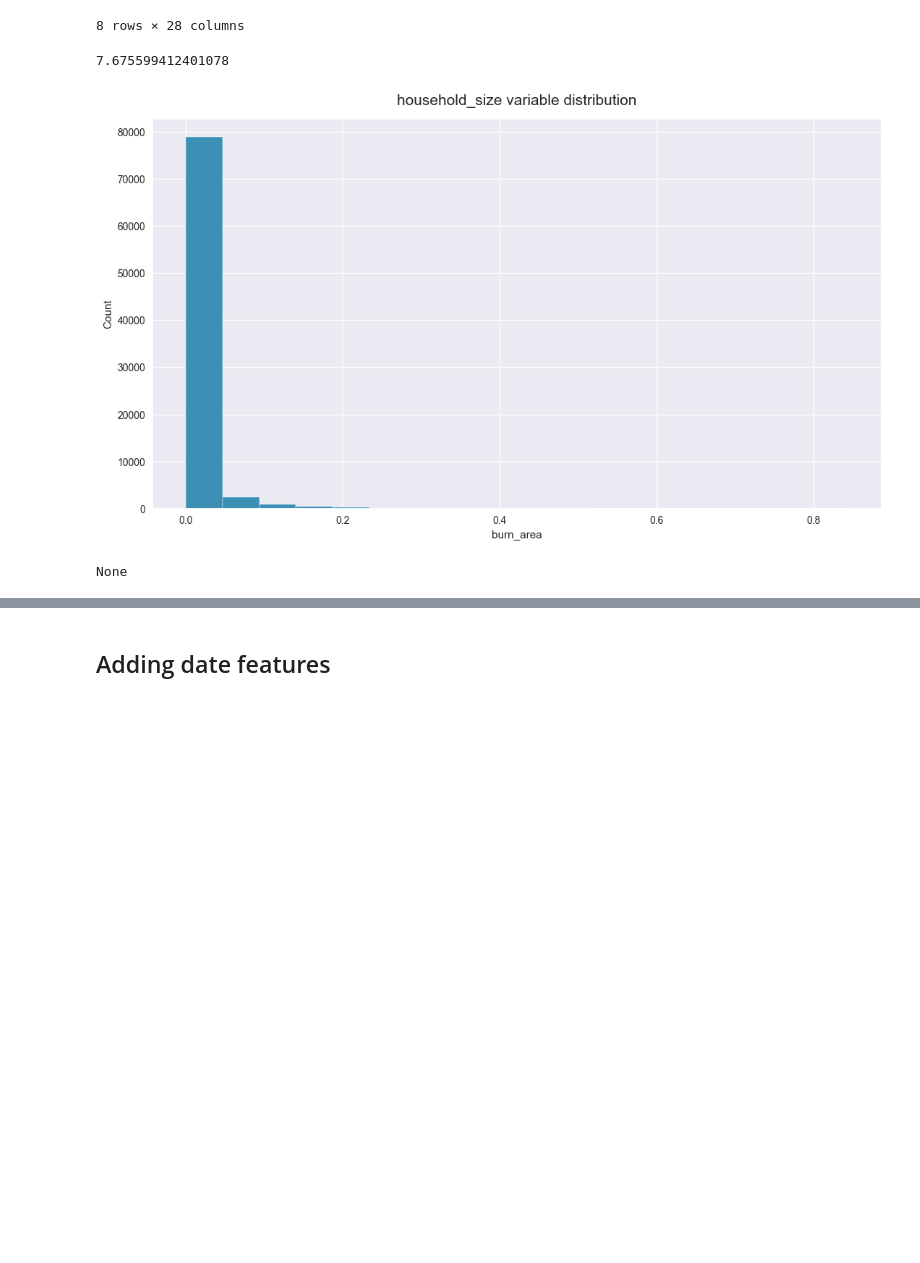
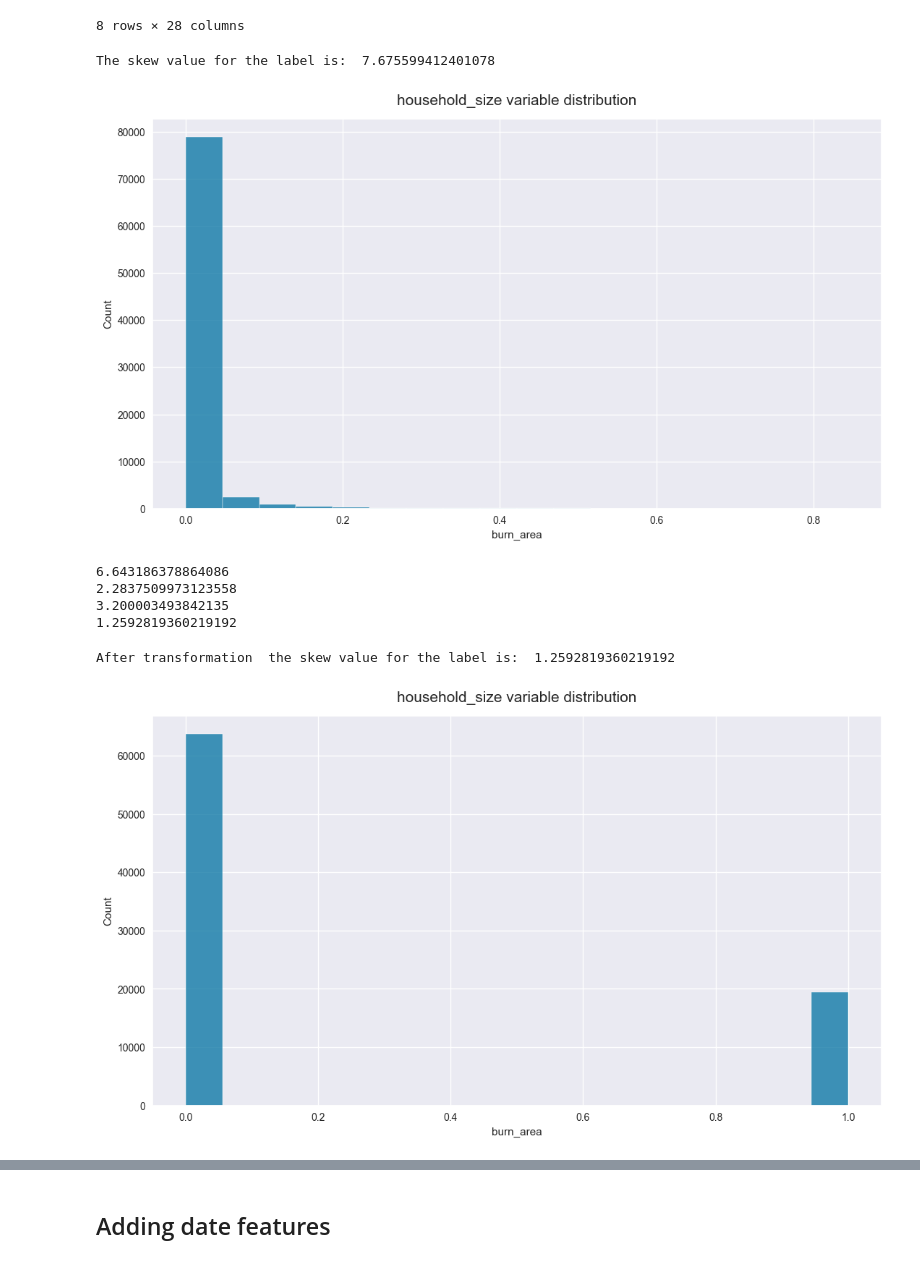
Before and after one commit to BrianMsane/fire-prediction, a Jupyter notebook: model/Fighting_Fire_with_Data_Starter_Notebook.ipynb, the cells around one changed output, grey strips where cells are left out. Drawn from its saved outputs; the diff is of its cells as text; code cells hidden in the pictures; blank space fills up the shorter version.

```diff
--- a/model/Fighting_Fire_with_Data_Starter_Notebook.ipynb
+++ b/model/Fighting_Fire_with_Data_Starter_Notebook.ipynb
@@ -72,17 +73,42 @@ train.describe()
 # // The target is highly skewed
     # // we need to transform it
 
-print(train.burn_area.skew())
+print(f'The skew value for the label is:  {train.burn_area.skew()}')
 
 sns.set_style('darkgrid')
 plt.figure(figsize = (13, 7))
 sns.histplot(train.burn_area)
 plt.title('household_size variable distribution', y = 1.02, fontsize = 15)
-display(plt.show())
+plt.show()
 # %% [output]
-7.675599412401078
+The skew value for the label is:  7.675599412401078
 [figure]
-None
+# %%
+# // Investigate some transformation techniques
+
+print(np.log1p(train.burn_area).skew())
+print(np.cbrt(train.burn_area).skew())
+print(np.sqrt(train.burn_area).skew())
+print((train.burn_area ** float(1/1024)).skew()) # This is the optimal one
+# %% [output]
+6.643186378864086
+2.2837509973123558
+3.200003493842135
+1.2592819360219192
+# %%
+# // The target is highly skewed
+    # // we need to transform it
+
+print(f'After transformation  the skew value for the label is:  {(train.burn_area ** float(1/1024)).skew()}')
+
+sns.set_style('darkgrid')
+plt.figure(figsize = (13, 7))
+sns.histplot(train.burn_area ** float(1/1024))
+plt.title('household_size variable distribution', y = 1.02, fontsize = 15)
+plt.show()
+# %% [output]
+After transformation  the skew value for the label is:  1.2592819360219192
+[figure, added]
 # %%
 # Look at correlation with target
 train.select_dtypes(include=['number']).corr()['burn_area'].sort_values().plot(kind='bar', figsize=(18, 6))
```
Also changed, not shown: parts of 28 cells of this notebook.
